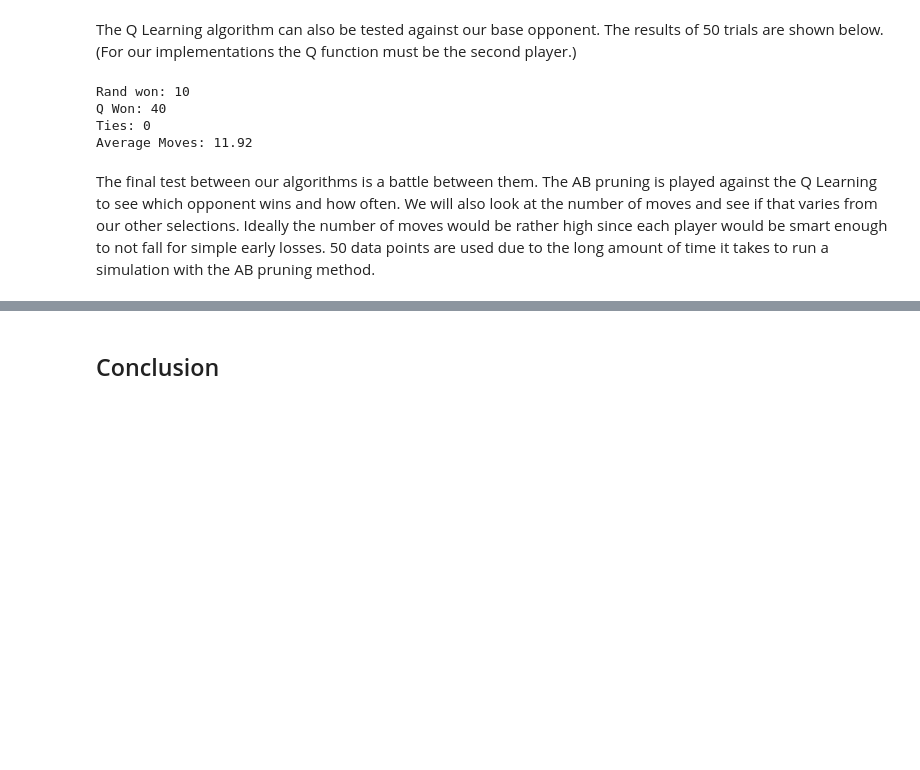
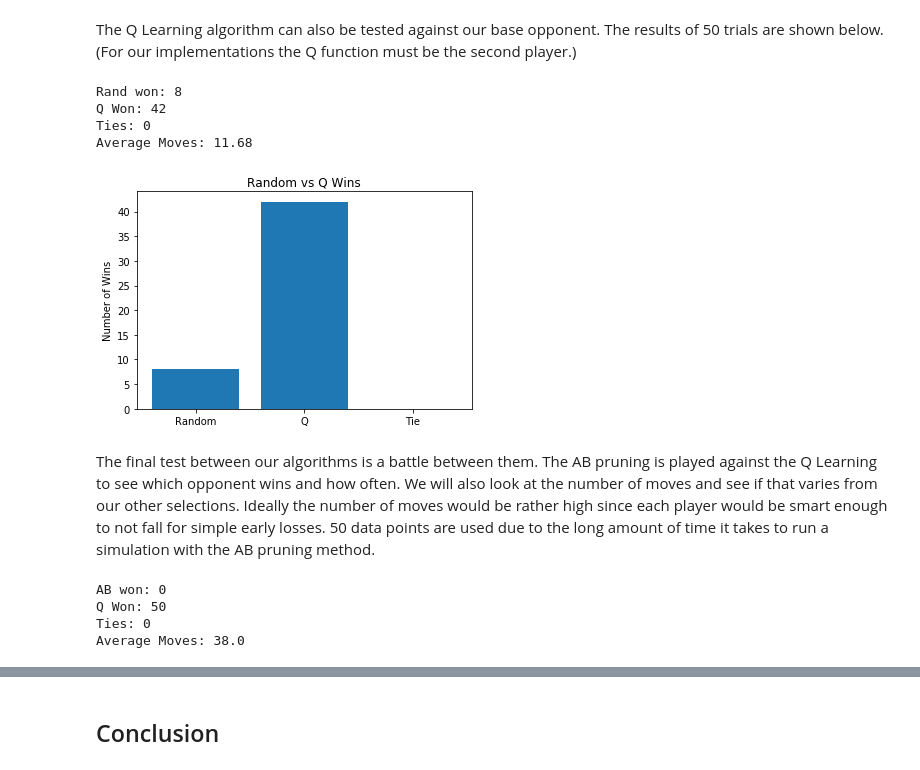
Before and after one commit to spencerlofing/CS440TermProject, a Jupyter notebook: Final Report - Lofing, Larson, Kraft.ipynb, the cells around one changed output, grey strips where cells are left out. Saved outputs shown, nothing was run; the diff lists cells and outputs as text; code cells hidden in the pictures; blank space fills up the shorter version.

```diff
--- a/Final Report - Lofing, Larson, Kraft.ipynb
+++ b/Final Report - Lofing, Larson, Kraft.ipynb
@@ -281,13 +309,27 @@ The Q Learning algorithm can also be tested against our base opponent. The resul
 # %%
-print("Rand won: " + str(RandWin))
-print("Q Won: " + str(QWin))
-print("Ties: " + str(Ties))
-print("Average Moves: " + str(AverageMoves))
+print("Rand won: " + str(RandWin1))
+print("Q Won: " + str(QWin1))
+print("Ties: " + str(Ties1))
+print("Average Moves: " + str(AverageMoves1))
 # %% [output]
-Rand won: 10
-Q Won: 40
+Rand won: 8
+Q Won: 42
 Ties: 0
-Average Moves: 11.92
+Average Moves: 11.68
+# %%
+import matplotlib.pyplot as plt
+objects = ('Random', 'Q', 'Tie')
+y_pos = np.arange(len(objects))
+data = [RandWin1, QWin1, Ties1]
+
+plt.bar(y_pos,data, align='center')
+plt.xticks(y_pos, objects)
+plt.ylabel('Number of Wins')
+plt.title('Random vs Q Wins')
+
+plt.show()
+# %% [output]
+[figure, added]
 # %% [markdown]
 The final test between our algorithms is a battle between them. The AB pruning is played against the Q Learning to see which opponent wins and how often. We will also look at the number of moves and see if that varies from our other selections. Ideally the number of moves would be rather high since each player would be smart enough to not fall for simple early losses. 50 data points are used due to the long amount of time it takes to run a simulation with the AB pruning method.
 # %%
@@ -294,0 +337,10 @@ The final test between our algorithms is a battle between them. The AB pruning i
+# %%
+print("AB won: " + str(ABWin))
+print("Q Won: " + str(QWin))
+print("Ties: " + str(Ties))
+print("Average Moves: " + str(AverageMoves))
+# %% [output]
+AB won: 0
+Q Won: 50
+Ties: 0
+Average Moves: 38.0
```
Also changed, not shown: parts of 17 cells of this notebook.
